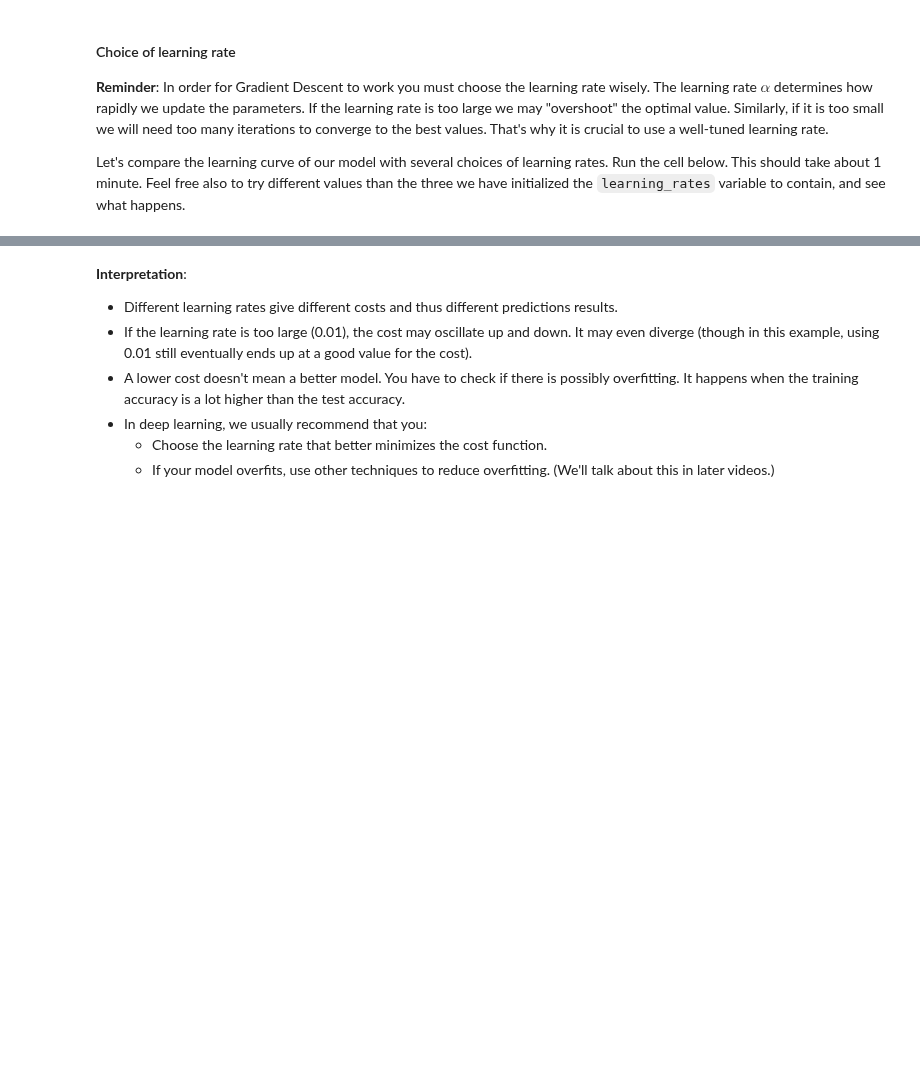
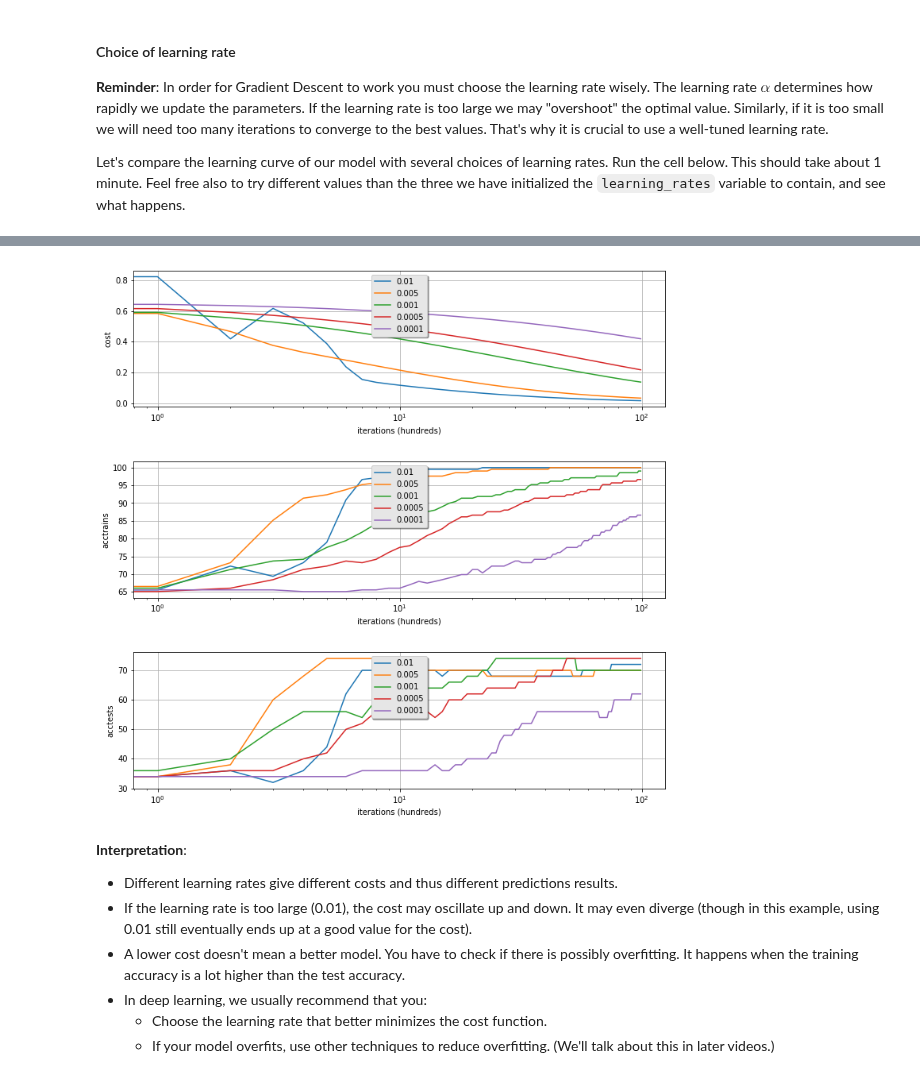
Before and after one commit to adminsolvve/ml_course, a Jupyter notebook: Introduction/Logistic_regression_as_a_neural_network/Logistic Regression with a Neural Network mindset v5.ipynb, the cells around one changed output, grey strips where cells are left out. Drawn from its saved outputs; the diff is of its cells as text; code cells hidden in the pictures; blank space fills up the shorter version.

```diff
--- a/Introduction/Logistic_regression_as_a_neural_network/Logistic Regression with a Neural Network mindset v5.ipynb
+++ b/Introduction/Logistic_regression_as_a_neural_network/Logistic Regression with a Neural Network mindset v5.ipynb
@@ -794,3 +806,48 @@ test accuracy: 36.0 %
+# %%
+plt.subplots_adjust(hspace=0.4)
+fig_size = plt.rcParams["figure.figsize"]
+fig_size[0] = 12
+fig_size[1] = 12
+plt.rcParams["figure.figsize"] = fig_size
+
+plt.subplot(311)
+for i in learning_rates:
+    plt.semilogx(np.squeeze(models[str(i)]["costs"]), label= str(models[str(i)]["learning_rate"]))
+
+plt.ylabel('cost')
+plt.xlabel('iterations (hundreds)')
+plt.grid(True)
+legend = plt.legend(loc='upper center', shadow=True)
+frame = legend.get_frame()
+frame.set_facecolor('0.90')
+
+
+plt.subplot(312)
+for i in learning_rates:
+    plt.semilogx(np.squeeze(models[str(i)]["acctrains"]), label= str(models[str(i)]["learning_rate"]))
+plt.grid(True)
+plt.ylabel('acctrains')
+plt.xlabel('iterations (hundreds)')
+
+legend = plt.legend(loc='upper center', shadow=True)
+frame = legend.get_frame()
+frame.set_facecolor('0.90')
+
+plt.subplot(313)
+for i in learning_rates:
+    plt.semilogx(np.squeeze(models[str(i)]["acctests"]), label= str(models[str(i)]["learning_rate"]))
+plt.grid(True)
+plt.ylabel('acctests')
+plt.xlabel('iterations (hundreds)')
+
+legend = plt.legend(loc='upper center', shadow=True)
+frame = legend.get_frame()
+frame.set_facecolor('0.90')
+plt.show()
+
+plt.show()
+# %% [output]
+[figure, added]
 # %% [markdown]
 **Interpretation**:
 - Different learning rates give different costs and thus different predictions results.
```
Also changed, not shown: parts of 21 cells of this notebook, 43 other files.
